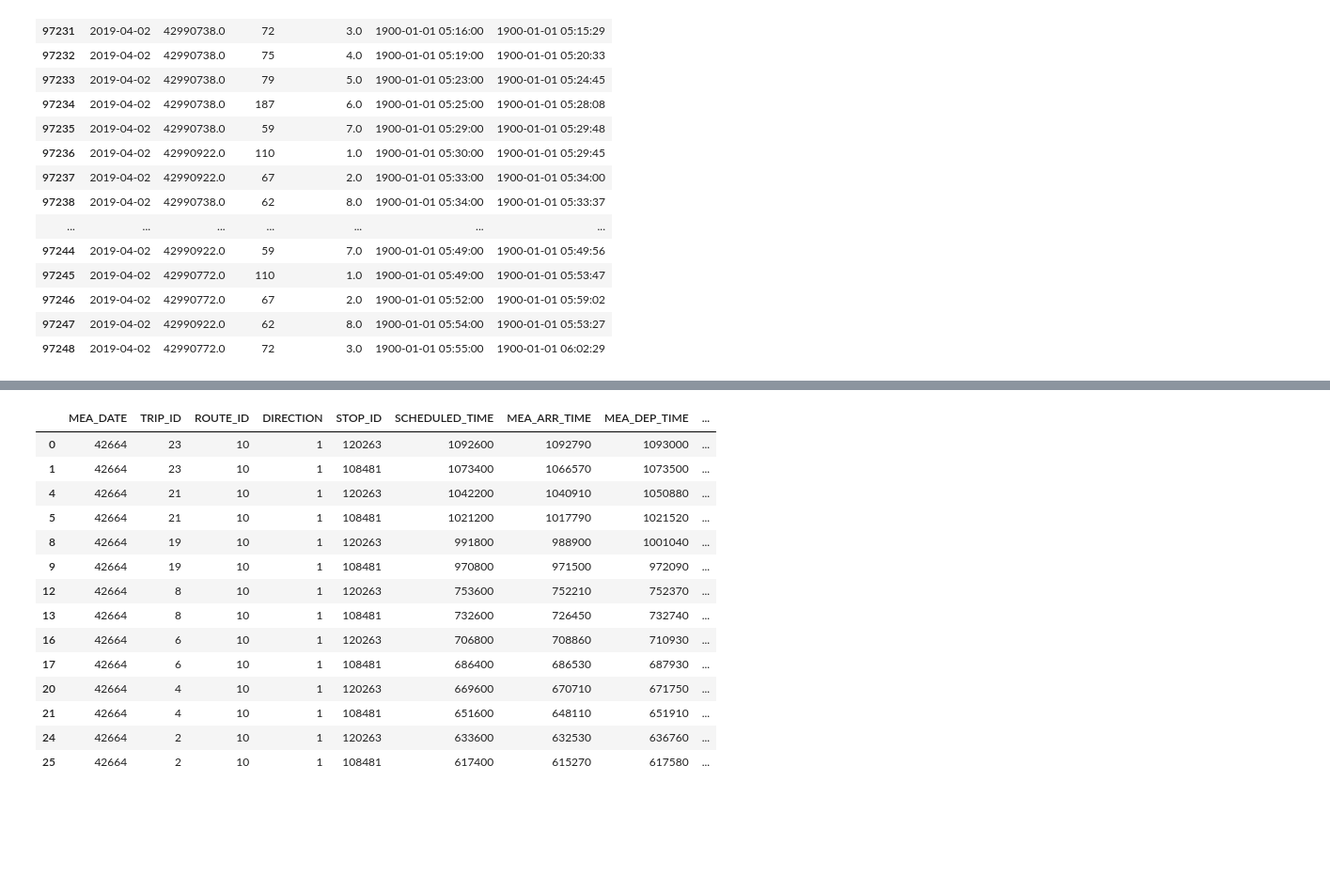
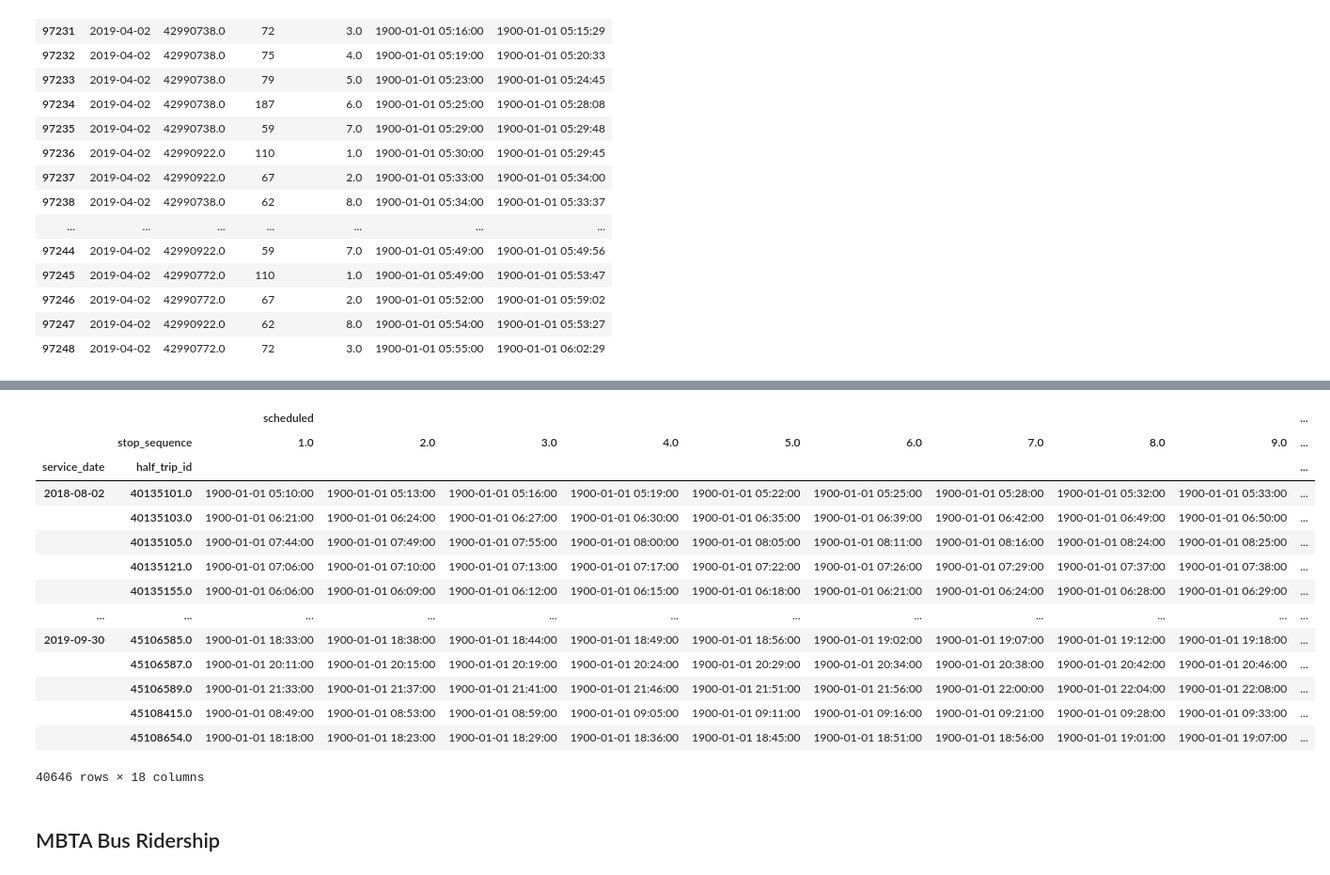
Before and after one commit to notAlex2/pgm-public-transit, a Jupyter notebook: main.ipynb, the cells around one changed output, grey strips where cells are left out. Shown at 94% size. Drawn from its saved outputs; the diff is of its cells as text; code cells hidden in the pictures; blank space fills up the shorter version.

```diff
--- a/main.ipynb
+++ b/main.ipynb
@@ -352,26 +310,21 @@ planned[filter_rows][filter_columns]
-# %%
-filter_rows = (d_2016_10_21['ROUTE_ID'] == 10) & \
-              (d_2016_10_21['DIRECTION'] == 1)
-
-filter_columns = ['MEA_DATE', 'TRIP_ID', 'ROUTE_ID',
-       'DIRECTION', 'STOP_ID', 'SCHEDULED_TIME',
-       'MEA_ARR_TIME', 'MEA_DEP_TIME', 'NB_BOARDING', 'NB_DEBARKING',
-       'PASSENGER_LOAD', 'AVG_PASSENGER_LOAD_TRIP', 'SYSRECNO']
-
-d_2016_10_21[filter_rows][filter_columns]
-# %% [output]
-|  | MEA_DATE | TRIP_ID | ROUTE_ID | DIRECTION | STOP_ID | SCHEDULED_TIME | MEA_ARR_TIME | MEA_DEP_TIME | ... |
-| 0 | 42664 | 23 | 10 | 1 | 120263 | 1092600 | 1092790 | 1093000 | ... |
-| 1 | 42664 | 23 | 10 | 1 | 108481 | 1073400 | 1066570 | 1073500 | ... |
-| 4 | 42664 | 21 | 10 | 1 | 120263 | 1042200 | 1040910 | 1050880 | ... |
-| 5 | 42664 | 21 | 10 | 1 | 108481 | 1021200 | 1017790 | 1021520 | ... |
-| 8 | 42664 | 19 | 10 | 1 | 120263 | 991800 | 988900 | 1001040 | ... |
-| 9 | 42664 | 19 | 10 | 1 | 108481 | 970800 | 971500 | 972090 | ... |
-| 12 | 42664 | 8 | 10 | 1 | 120263 | 753600 | 752210 | 752370 | ... |
-| 13 | 42664 | 8 | 10 | 1 | 108481 | 732600 | 726450 | 732740 | ... |
-| 16 | 42664 | 6 | 10 | 1 | 120263 | 706800 | 708860 | 710930 | ... |
-| 17 | 42664 | 6 | 10 | 1 | 108481 | 686400 | 686530 | 687930 | ... |
-| 20 | 42664 | 4 | 10 | 1 | 120263 | 669600 | 670710 | 671750 | ... |
-| 21 | 42664 | 4 | 10 | 1 | 108481 | 651600 | 648110 | 651910 | ... |
-| 24 | 42664 | 2 | 10 | 1 | 120263 | 633600 | 632530 | 636760 | ... |
-| 25 | 42664 | 2 | 10 | 1 | 108481 | 617400 | 615270 | 617580 | ... |
+# %%
+df4 = df3.pivot(index=['service_date', 'half_trip_id'], columns=['stop_sequence'], values=['scheduled',	'actual'])
+df4
+# %% [output]
+|  |  | scheduled |  |  |  |  |  |  |  |  | ... |
+|  | stop_sequence | 1.0 | 2.0 | 3.0 | 4.0 | 5.0 | 6.0 | 7.0 | 8.0 | 9.0 | ... |
+| service_date | half_trip_id |  |  |  |  |  |  |  |  |  | ... |
+| 2018-08-02 | 40135101.0 | 1900-01-01 05:10:00 | 1900-01-01 05:13:00 | 1900-01-01 05:16:00 | 1900-01-01 05:19:00 | 1900-01-01 05:22:00 | 1900-01-01 05:25:00 | 1900-01-01 05:28:00 | 1900-01-01 05:32:00 | 1900-01-01 05:33:00 | ... |
+|  | 40135103.0 | 1900-01-01 06:21:00 | 1900-01-01 06:24:00 | 1900-01-01 06:27:00 | 1900-01-01 06:30:00 | 1900-01-01 06:35:00 | 1900-01-01 06:39:00 | 1900-01-01 06:42:00 | 1900-01-01 06:49:00 | 1900-01-01 06:50:00 | ... |
+|  | 40135105.0 | 1900-01-01 07:44:00 | 1900-01-01 07:49:00 | 1900-01-01 07:55:00 | 1900-01-01 08:00:00 | 1900-01-01 08:05:00 | 1900-01-01 08:11:00 | 1900-01-01 08:16:00 | 1900-01-01 08:24:00 | 1900-01-01 08:25:00 | ... |
+|  | 40135121.0 | 1900-01-01 07:06:00 | 1900-01-01 07:10:00 | 1900-01-01 07:13:00 | 1900-01-01 07:17:00 | 1900-01-01 07:22:00 | 1900-01-01 07:26:00 | 1900-01-01 07:29:00 | 1900-01-01 07:37:00 | 1900-01-01 07:38:00 | ... |
+|  | 40135155.0 | 1900-01-01 06:06:00 | 1900-01-01 06:09:00 | 1900-01-01 06:12:00 | 1900-01-01 06:15:00 | 1900-01-01 06:18:00 | 1900-01-01 06:21:00 | 1900-01-01 06:24:00 | 1900-01-01 06:28:00 | 1900-01-01 06:29:00 | ... |
+| ... | ... | ... | ... | ... | ... | ... | ... | ... | ... | ... | ... |
+| 2019-09-30 | 45106585.0 | 1900-01-01 18:33:00 | 1900-01-01 18:38:00 | 1900-01-01 18:44:00 | 1900-01-01 18:49:00 | 1900-01-01 18:56:00 | 1900-01-01 19:02:00 | 1900-01-01 19:07:00 | 1900-01-01 19:12:00 | 1900-01-01 19:18:00 | ... |
+|  | 45106587.0 | 1900-01-01 20:11:00 | 1900-01-01 20:15:00 | 1900-01-01 20:19:00 | 1900-01-01 20:24:00 | 1900-01-01 20:29:00 | 1900-01-01 20:34:00 | 1900-01-01 20:38:00 | 1900-01-01 20:42:00 | 1900-01-01 20:46:00 | ... |
+|  | 45106589.0 | 1900-01-01 21:33:00 | 1900-01-01 21:37:00 | 1900-01-01 21:41:00 | 1900-01-01 21:46:00 | 1900-01-01 21:51:00 | 1900-01-01 21:56:00 | 1900-01-01 22:00:00 | 1900-01-01 22:04:00 | 1900-01-01 22:08:00 | ... |
+|  | 45108415.0 | 1900-01-01 08:49:00 | 1900-01-01 08:53:00 | 1900-01-01 08:59:00 | 1900-01-01 09:05:00 | 1900-01-01 09:11:00 | 1900-01-01 09:16:00 | 1900-01-01 09:21:00 | 1900-01-01 09:28:00 | 1900-01-01 09:33:00 | ... |
+|  | 45108654.0 | 1900-01-01 18:18:00 | 1900-01-01 18:23:00 | 1900-01-01 18:29:00 | 1900-01-01 18:36:00 | 1900-01-01 18:45:00 | 1900-01-01 18:51:00 | 1900-01-01 18:56:00 | 1900-01-01 19:01:00 | 1900-01-01 19:07:00 | ... |
+40646 rows × 18 columns
+# %% [markdown]
+## MBTA Bus Ridership
```
Also changed, not shown: parts of 25 cells of this notebook.
